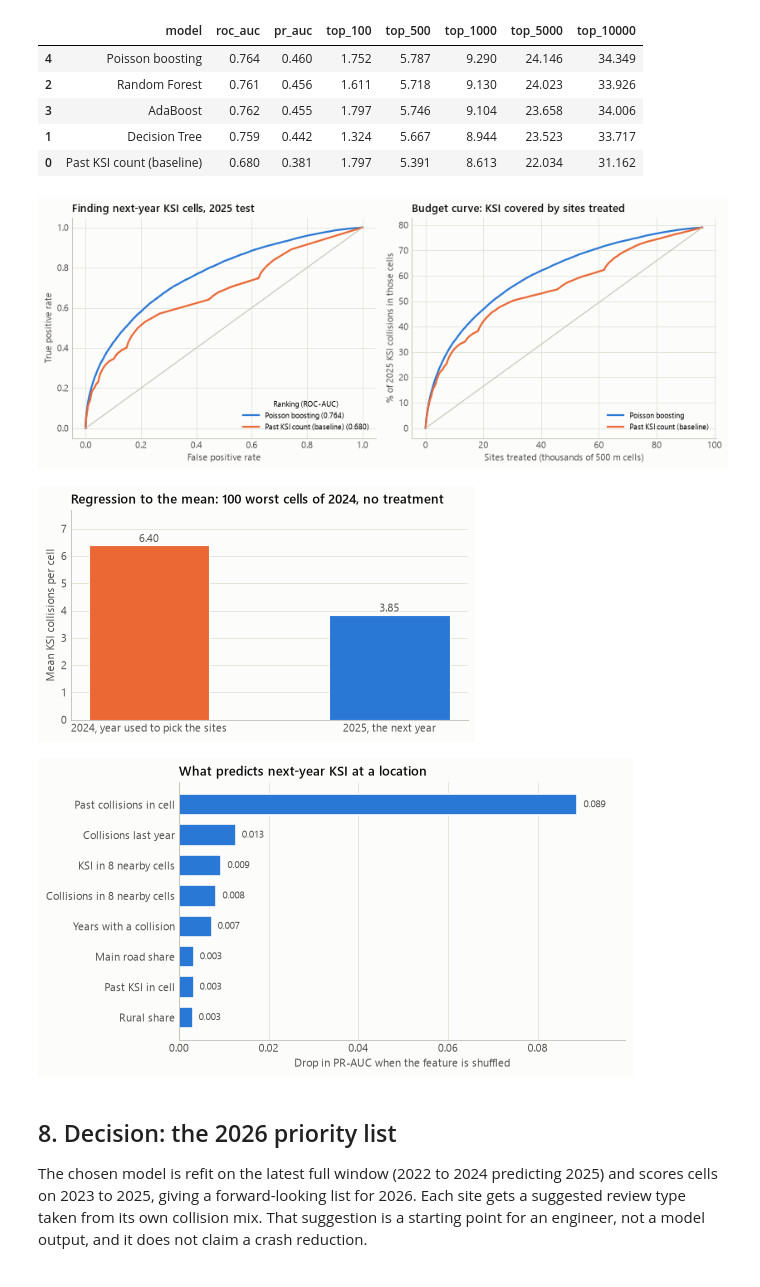
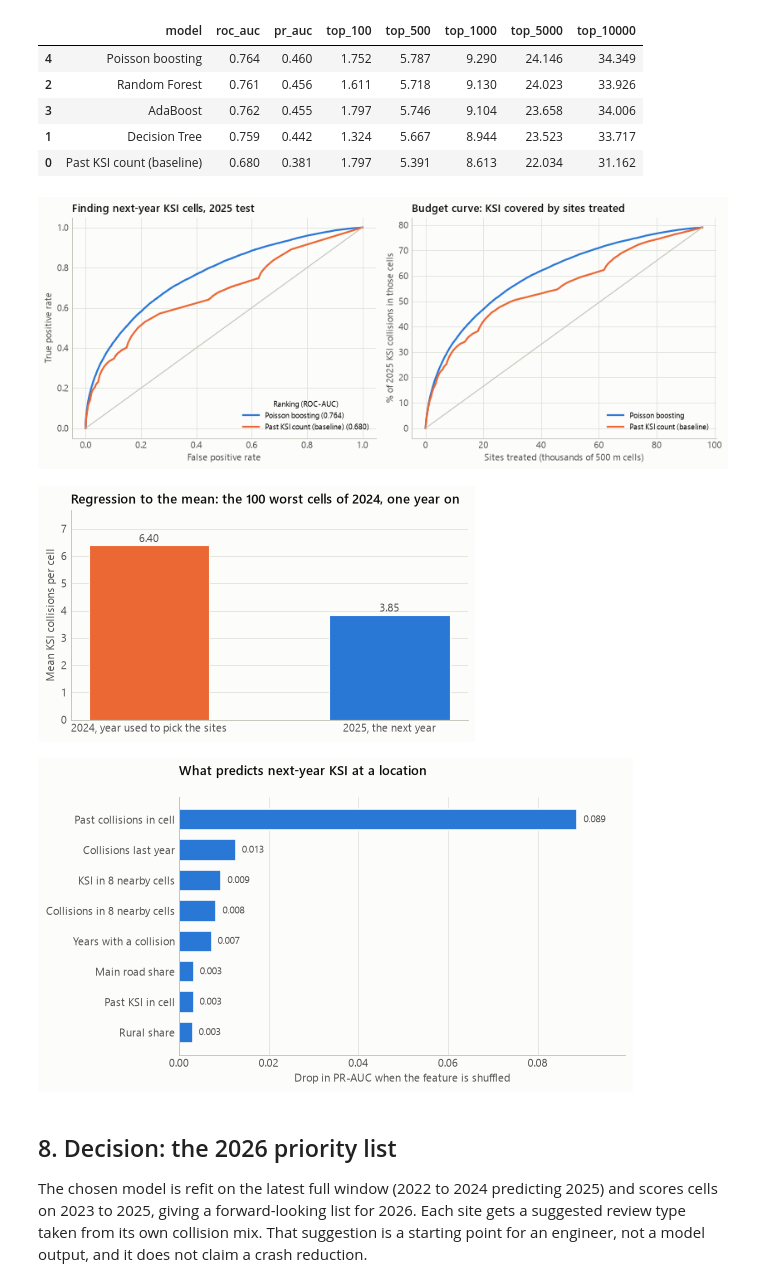
Before and after one commit to Anexus5919/DMBI-CAs-VESIT_D15A_Gr-09-Roll.no.54-52-53-49, a Jupyter notebook: DMBI CAs 54,52,53,49/CA2/DMBI_CA2_Group09_BlackSpot_Miner.ipynb, the cells around one changed output. Drawn from its saved outputs; the diff is of its cells as text; code cells hidden in the pictures.

Commit message:
feat(ca2): rerun notebook with final figure fixes

```diff
--- a/DMBI CAs 54,52,53,49/CA2/DMBI_CA2_Group09_BlackSpot_Miner.ipynb
+++ b/DMBI CAs 54,52,53,49/CA2/DMBI_CA2_Group09_BlackSpot_Miner.ipynb
@@ -97,7 +97,8 @@ def hbar(series, title, xlabel, ref=None, ref_label=None, highlight=(), fmt="{:.
     if ref is not None:
         ax.axvline(ref, color=INK2, linewidth=1)
         ax.text(ref, len(s) - .35, f" {ref_label}", color=INK2, fontsize=8.5, va="bottom")
-    ax.set(title=title, xlabel=xlabel)
+    ax.set_title(title, pad=20)
+    ax.set_xlabel(xlabel)
     ax.margins(x=.12)
     ax.grid(axis="x")
     ax.set_axisbelow(True)
@@ -1191,36 +1192,36 @@ for name, color in [(LOC_BEST, BLUE), (base_key, ORANGE)]:
     axes[1].plot(x / 1000, ranked, color=color, label=name)
 axes[0].plot([0, 1], [0, 1], color=AXIS, linewidth=1)
 axes[0].set(title="Finding next-year KSI cells, 2025 test", xlabel="False positive rate", ylabel="True positive rate")
 axes[0].legend(loc="lower right", title="Ranking (ROC-AUC)", fontsize=8.5, title_fontsize=8.5)
 axes[1].plot([0, len(y_arr) / 1000], [0, y_arr.sum() / total_2025 * 100], color=AXIS, linewidth=1)
 axes[1].set(title="Budget curve: KSI covered by sites treated", xlabel="Sites treated (thousands of 500 m cells)", ylabel="% of 2025 KSI collisions in those cells")
 axes[1].legend(loc="lower right", fontsize=8.5)
 for ax in axes:
     ax.grid(True)
 fig.tight_layout()
 save(fig, "fig25_location_model")
 
 fig, ax = plt.subplots(figsize=(6.4, 3.4))
 ax.bar(["2024, year used to pick the sites", "2025, the next year"], [rtm_before, rtm_after], color=[ORANGE, BLUE], width=.5, edgecolor=SURFACE)
 for x, v in enumerate([rtm_before, rtm_after]):
     ax.text(x, v, f"{v:.2f}\n", ha="center", va="center", color=INK2)
-ax.set(title="Regression to the mean: 100 worst cells of 2024, no treatment", ylabel="Mean KSI collisions per cell", ylim=(0, rtm_before * 1.2))
+ax.set(title="Regression to the mean: the 100 worst cells of 2024, one year on", ylabel="Mean KSI collisions per cell", ylim=(0, rtm_before * 1.2))
 ax.grid(axis="y")
 ax.set_axisbelow(True)
 save(fig, "fig26_regression_to_mean")
 
 rf_imp = pd.Series(loc_models["Random Forest"].feature_importances_, index=X_tr.columns).sort_values(ascending=False)
 perm_loc = permutation_importance(loc_models["Random Forest"], X_te, pos_te, scoring="average_precision", n_repeats=3, random_state=SEED, n_jobs=1)
 loc_importance = pd.Series(perm_loc.importances_mean, index=X_tr.columns).sort_values(ascending=False)
 LOC_READ = {"collisions": "Past collisions in cell", "ksi": "Past KSI in cell", "fatal": "Past fatal in cell", "speed": "Mean speed limit", "rural": "Rural share", "junction": "Junction share", "dark": "Darkness share", "main_road": "Main road share", "pedestrian": "Pedestrian share",
             "motorcycle": "Motorcycle share", "pedal_cycle": "Cycle share", "vehicles": "Vehicles per collision", "years_active": "Years with a collision", "collisions_last": "Collisions last year", "ksi_last": "KSI last year", "near_collisions": "Collisions in 8 nearby cells", "near_ksi": "KSI in 8 nearby cells"}
 fig = hbar(loc_importance.head(8).rename(LOC_READ), "What predicts next-year KSI at a location", "Drop in PR-AUC when the feature is shuffled", fmt="{:.3f}")
 save(fig, "fig27_location_importance")
 M["location"]["importance"] = {LOC_READ[k]: round(float(v), 4) for k, v in loc_importance.head(8).items()}
 # %% [output]
 [figure]
-[figure, old version]
+[figure, new version]
-[figure, old version]
+[figure, new version]
 # %% [markdown]
 ## 8. Decision: the 2026 priority list
 
```
Also changed, not shown: parts of 6 cells of this notebook, 11 other files.
